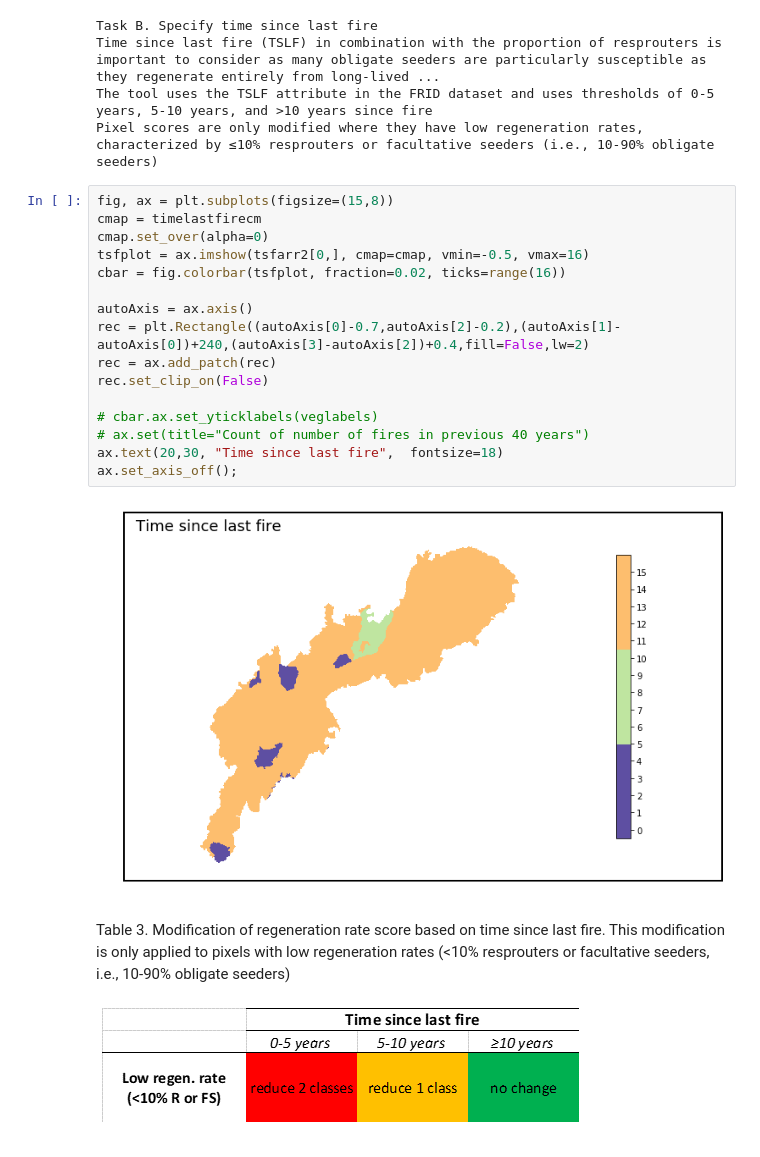
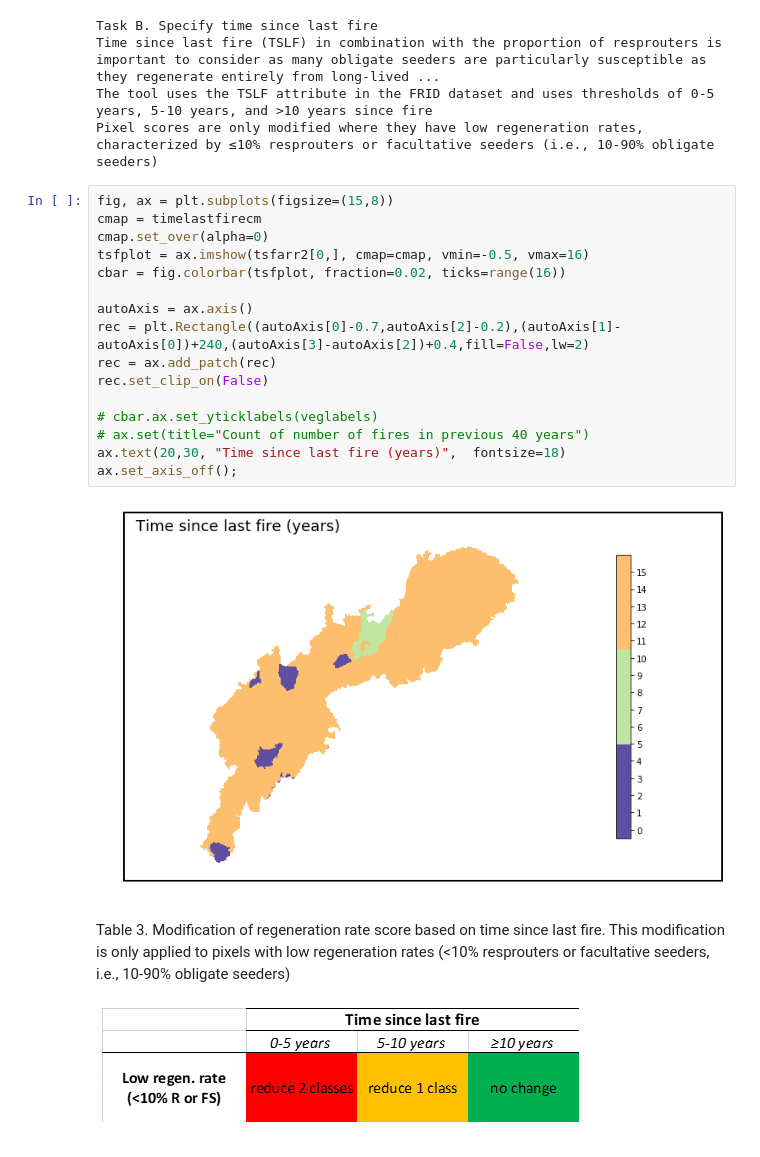
Before and after one commit to adhollander/postfire, a Jupyter notebook: PostfireRestorationTool.ipynb, the cells around one changed output. Cells and saved outputs as stored; diff of their text form.

```diff
--- a/PostfireRestorationTool.ipynb
+++ b/PostfireRestorationTool.ipynb
@@ -942,21 +955,21 @@ Pixel scores are only modified where they have low regeneration rates, character
 # %%
 fig, ax = plt.subplots(figsize=(15,8))
 cmap = timelastfirecm
 cmap.set_over(alpha=0)
 tsfplot = ax.imshow(tsfarr2[0,], cmap=cmap, vmin=-0.5, vmax=16)
 cbar = fig.colorbar(tsfplot, fraction=0.02, ticks=range(16))
 
 autoAxis = ax.axis()
 rec = plt.Rectangle((autoAxis[0]-0.7,autoAxis[2]-0.2),(autoAxis[1]-autoAxis[0])+240,(autoAxis[3]-autoAxis[2])+0.4,fill=False,lw=2)
 rec = ax.add_patch(rec)
 rec.set_clip_on(False)
 
 # cbar.ax.set_yticklabels(veglabels)
 # ax.set(title="Count of number of fires in previous 40 years")
-ax.text(20,30, "Time since last fire",  fontsize=18)
+ax.text(20,30, "Time since last fire (years)",  fontsize=18)
 ax.set_axis_off();
 # %% [output]
-[figure, old version]
+[figure, new version]
 # %% [markdown]
 <p>Table 3. Modification of regeneration rate score based on time since last fire. This modification is only applied to pixels with low regeneration rates (&lt;10% resprouters or facultative seeders, i.e., 10-90% obligate seeders)</p>
 
```
Also changed, not shown: parts of 12 cells of this notebook, 1 other file.
